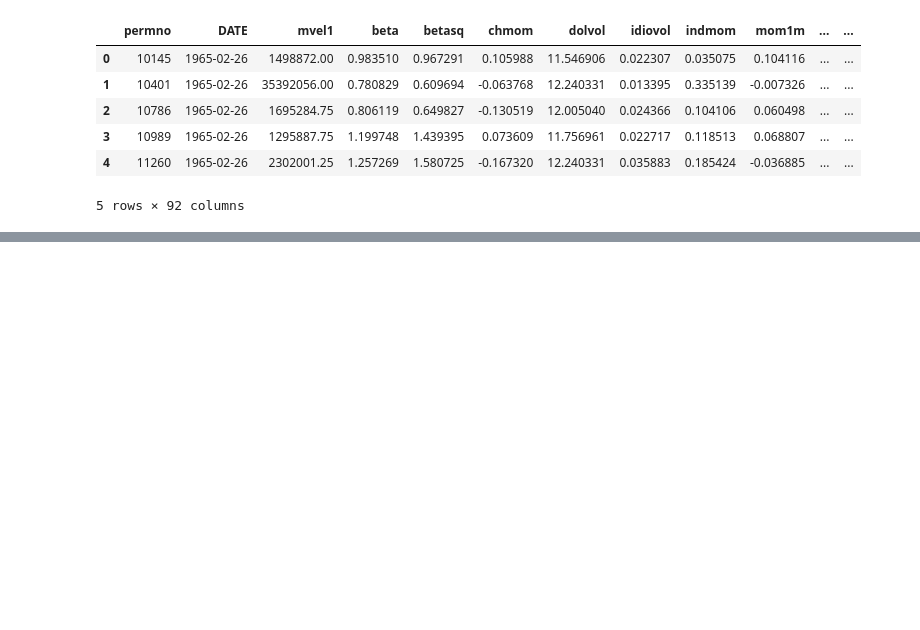
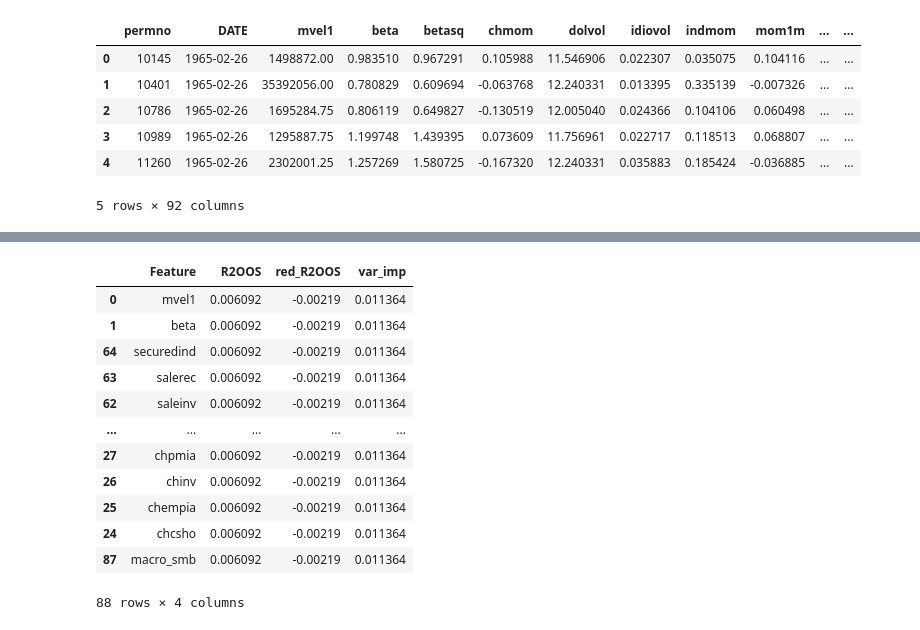
Before and after one commit to KidQuant/Taming-The-Factor-Zoo, a Jupyter notebook: 4.4_ENet.ipynb, the cells around one changed output, grey strips where cells are left out. Drawn from its saved outputs; the diff is of its cells as text; code cells hidden in the pictures; blank space fills up the shorter version.

```diff
--- a/4.4_ENet.ipynb
+++ b/4.4_ENet.ipynb
@@ -406,7 +408,7 @@ for j in features:
     globals()['df_' + str(j)][str(j)] = 0
 # %%
 dic = {}
-alphas = np.linspace(start=0.00001,stop=0.004,num=20)
+alphas = np.linspace(start=0.0001,stop=0.1,num=20)
 mse = np.full((len(alphas),1),np.nan, dtype = np.float32)
 
 for j in features:
@@ -429,8 +431,31 @@ for j in features:
     model.fit(np.concatenate((X_train, X_val)), np.concatenate((y_train, y_val)))
     preds = model.predict(np.concatenate((X_train, X_val)))
 
-    R2OOS_var = 1-sum(np.pow(np.concatenate((y_train, y_val))-preds,2))/np.sum(pow(np.concatenate((y_train, y_val)),2))
+    R2OOS_var = 1-sum(pow(np.concatenate((y_train, y_val))-preds,2))/np.sum(pow(np.concatenate((y_train, y_val)),2))
     dic['R2OOS_' + str(j)] = R2OOS_var
+# %%
+pd.DataFrame(dic.items())
+imp=pd.DataFrame(dic.items(), columns=['Feature', 'R2OOS'])
+imp["Feature"] = imp["Feature"].str[6:]
+
+imp["red_R2OOS"] = R2OOS_all -imp["R2OOS"]
+imp["var_imp"] = imp["red_R2OOS"]/sum(imp["red_R2OOS"])
+imp=imp.sort_values(by = ['var_imp'], ascending = False)
+imp
+# %% [output]
+|  | Feature | R2OOS | red_R2OOS | var_imp |
+| 0 | mvel1 | 0.006092 | -0.00219 | 0.011364 |
+| 1 | beta | 0.006092 | -0.00219 | 0.011364 |
+| 64 | securedind | 0.006092 | -0.00219 | 0.011364 |
+| 63 | salerec | 0.006092 | -0.00219 | 0.011364 |
+| 62 | saleinv | 0.006092 | -0.00219 | 0.011364 |
+| ... | ... | ... | ... | ... |
+| 27 | chpmia | 0.006092 | -0.00219 | 0.011364 |
+| 26 | chinv | 0.006092 | -0.00219 | 0.011364 |
+| 25 | chempia | 0.006092 | -0.00219 | 0.011364 |
+| 24 | chcsho | 0.006092 | -0.00219 | 0.011364 |
+| 87 | macro_smb | 0.006092 | -0.00219 | 0.011364 |
+88 rows × 4 columns
 # %%
 pd.DataFrame(dic.items())
 imp=pd.DataFrame(dic.items(), columns=['Feature', 'R2OOS'])
```
Also changed, not shown: parts of 19 cells of this notebook, 3 other files.
